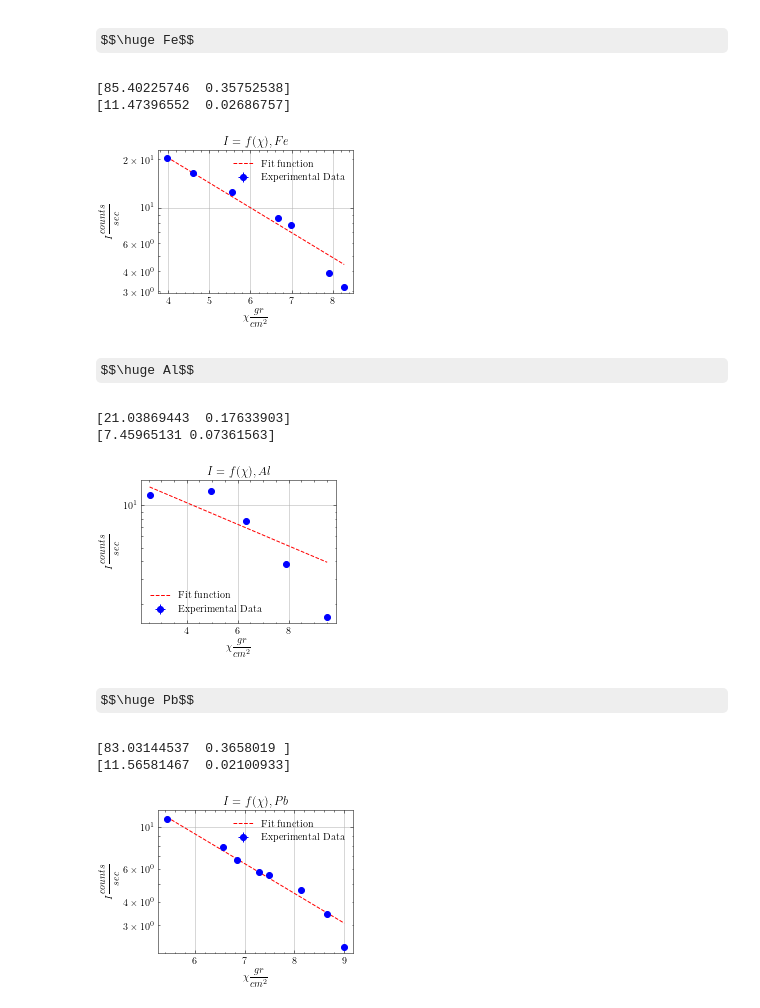
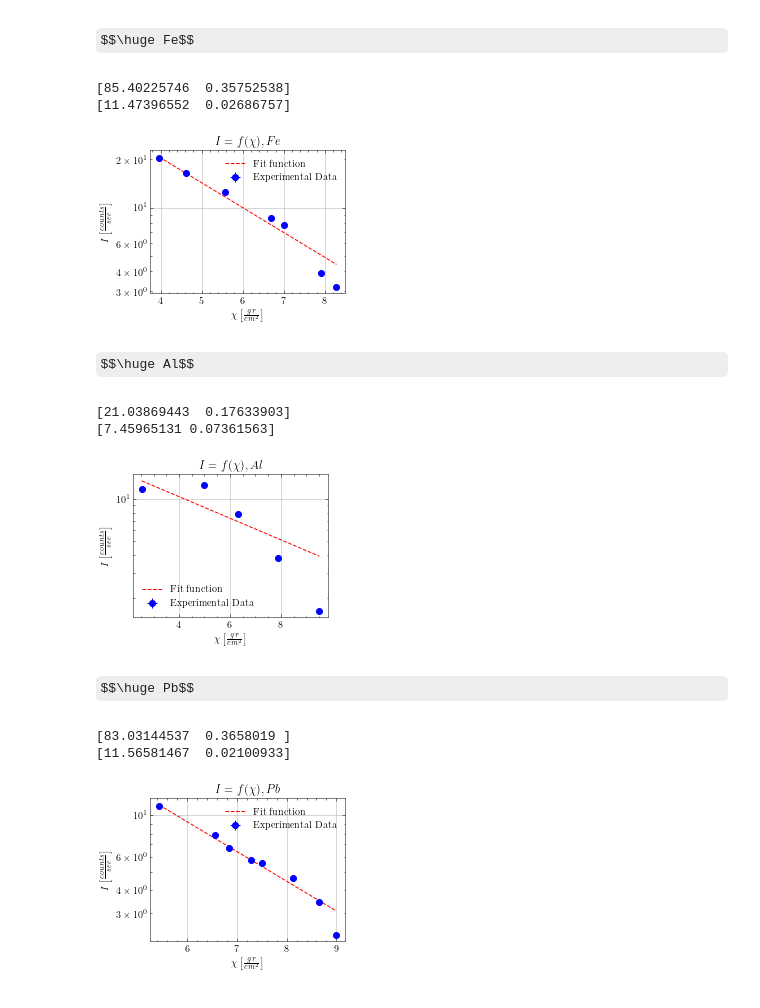
Before and after one commit to GiorgosChr/PHY-322-Analysis, a Jupyter notebook: Exp10/Analysis_Exp10.ipynb, the cells around one changed output. Cells and saved outputs as stored; diff of their text form; code cells hidden in the pictures; some formulas as TeX source.

```diff
--- a/Exp10/Analysis_Exp10.ipynb
+++ b/Exp10/Analysis_Exp10.ipynb
@@ -195,8 +193,8 @@ plt.errorbar(x_fe, I_fe, I_fe*0, I_fe*0, 'bo')
 plt.plot(x, intensity(x, *popt), 'r--')
 plt.grid()
 plt.title('$I = f(\chi ), Fe$')
-plt.xlabel('$\chi \dfrac{gr}{cm^2}$')
-plt.ylabel('$I \dfrac{counts}{sec}$')
+plt.xlabel(r'$\chi \left[\frac{gr}{cm^2}\right]$')
+plt.ylabel(r'$I \left[\frac{counts}{sec}\right]$')
 plt.legend(['Fit function', 'Experimental Data'])
 plt.savefig('intensity_fe.png', dpi=500)
 
@@ -205,32 +203,32 @@ plt.savefig('intensity_fe_log.png', dpi=500)
 # %% [output]
 [85.40225746  0.35752538]
 [11.47396552  0.02686757]
-[figure, old version]
+[figure, new version]
 # %% [markdown]
 $$\huge Al$$
 # %%
 x_al = al_data[:,0]
 I_al = al_data[:,1]
 
 popt, pcov = curve_fit(intensity, x_al, I_al, p0=(11, 0.1))
 print(popt)
 print(np.sqrt(np.diag(pcov)))
 x = np.linspace(np.min(x_al), np.max(x_al), 10000)
 plt.errorbar(x_al, I_al, I_al*0, I_al*0, 'bo')
 plt.plot(x, intensity(x, *popt), 'r--')
 plt.grid()
 plt.title('$I = f(\chi ), Al$')
-plt.xlabel('$\chi \dfrac{gr}{cm^2}$')
-plt.ylabel('$I \dfrac{counts}{sec}$')
+plt.xlabel(r'$\chi \left[\frac{gr}{cm^2}\right]$')
+plt.ylabel(r'$I \left[\frac{counts}{sec}\right]$')
 plt.legend(['Fit function', 'Experimental Data'])
 plt.savefig('intensity_al.png', dpi=500)
 
 plt.semilogy()
 plt.savefig('intensity_al_log.png', dpi=500)
 # %% [output]
 [21.03869443  0.17633903]
 [7.45965131 0.07361563]
-[figure, old version]
+[figure, new version]
 # %% [markdown]
 $$\huge Pb$$
 # %%
@@ -245,8 +243,8 @@ plt.errorbar(x_pb, I_pb, I_pb*0, I_pb*0, 'bo')
 plt.plot(x, intensity(x, *popt), 'r--')
 plt.grid()
 plt.title('$I = f(\chi ), Pb$')
-plt.xlabel('$\chi \dfrac{gr}{cm^2}$')
-plt.ylabel('$I \dfrac{counts}{sec}$')
+plt.xlabel(r'$\chi \left[\frac{gr}{cm^2}\right]$')
+plt.ylabel(r'$I \left[\frac{counts}{sec}\right]$')
 plt.legend(['Fit function', 'Experimental Data'])
 plt.savefig('intensity_pb.png', dpi=500)
 
@@ -255,4 +253,4 @@ plt.savefig('intensity_pb_log.png', dpi=500)
 # %% [output]
 [83.03144537  0.3658019 ]
 [11.56581467  0.02100933]
-[figure, old version]
+[figure, new version]
```
Also changed, not shown: parts of 6 cells of this notebook, 12 other files.
